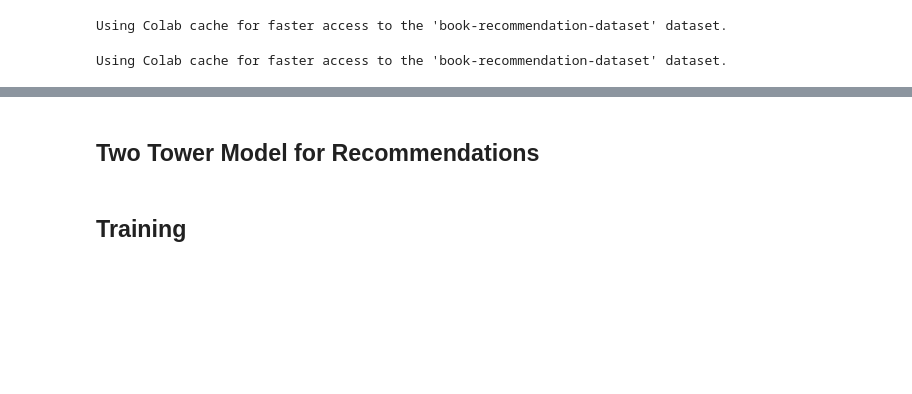
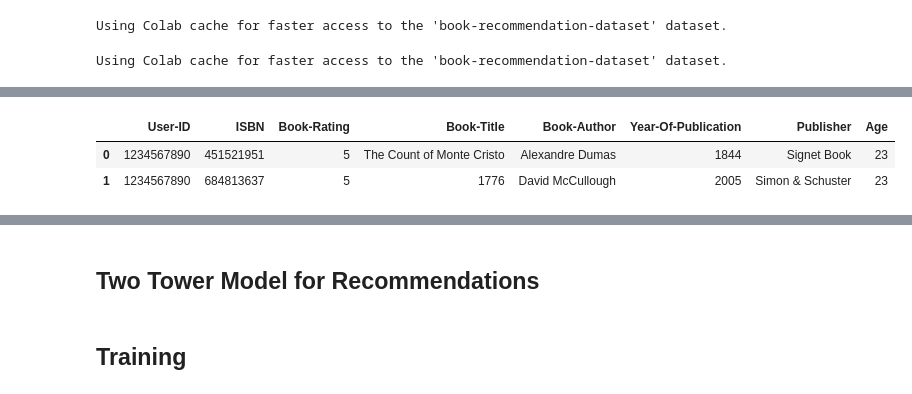
Before and after one commit to Pmcslarrow/booky, a Jupyter notebook: good_reads_two_towers.ipynb, the cells around one changed output, grey strips where cells are left out. Drawn from its saved outputs; the diff is of its cells as text; code cells hidden in the pictures; blank space fills up the shorter version.

```diff
--- a/good_reads_two_towers.ipynb
+++ b/good_reads_two_towers.ipynb
@@ -93,3 +102,9 @@ df = pd.concat([df, personal_df], ignore_index=True, sort=False)
+# %%
+personal_df.head(2)
+# %% [output]
+|  | User-ID | ISBN | Book-Rating | Book-Title | Book-Author | Year-Of-Publication | Publisher | Age |
+| 0 | 1234567890 | 451521951 | 5 | The Count of Monte Cristo | Alexandre Dumas | 1844 | Signet Book | 23 |
+| 1 | 1234567890 | 684813637 | 5 | 1776 | David McCullough | 2005 | Simon & Schuster | 23 |
 # %%
 device = torch.device("cuda" if torch.cuda.is_available() else "cpu")
 print(f"Using device: {device}")
```
Also changed, not shown: parts of 24 cells of this notebook.
